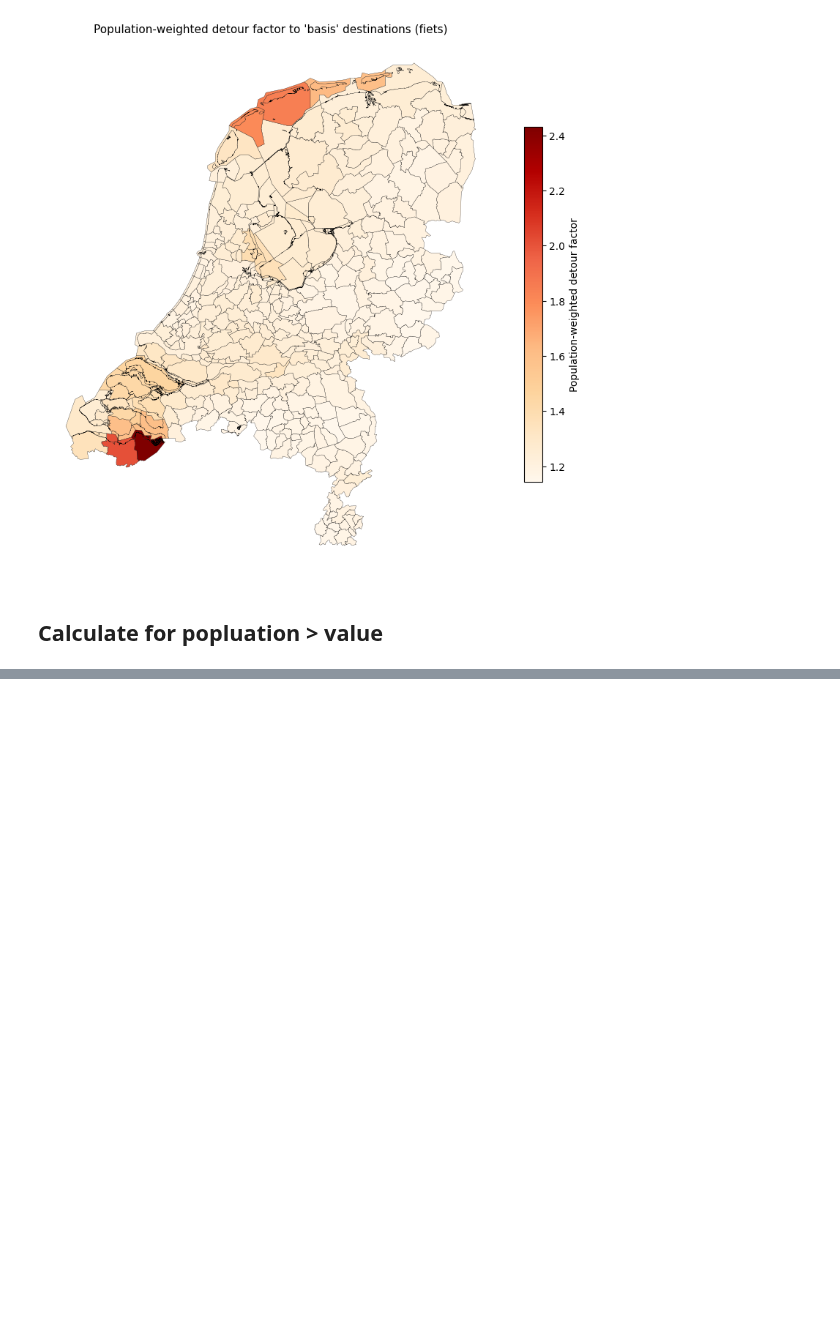
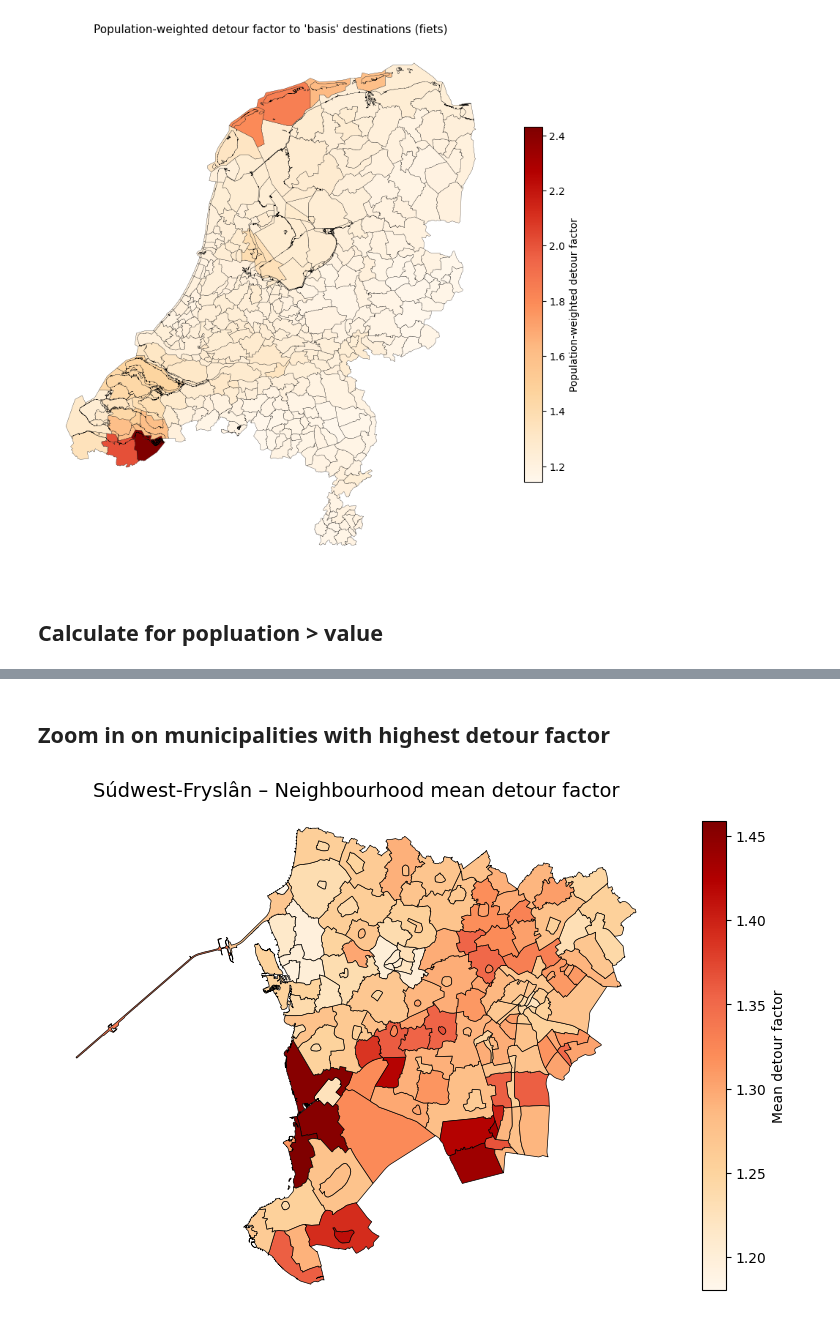
Before and after one commit to FabianScott/Design-of-AI-driven-business-operation, a Jupyter notebook: Topic1/top_detour.ipynb, the cells around one changed output, grey strips where cells are left out. Drawn from its saved outputs; the diff is of its cells as text; code cells hidden in the pictures; blank space fills up the shorter version.

```diff
--- a/Topic1/top_detour.ipynb
+++ b/Topic1/top_detour.ipynb
@@ -235,0 +269,43 @@ Saved CSV → detour_result.csv
+# %% [markdown]
+ ## Zoom in on municipalities with highest detour factor
+# %%
+# --- Step 1: Filter to the right city
+TARGET_MUN = "Súdwest-Fryslân"  #
+buurtcodes_terneuzen = gdf_neigh[gdf_neigh["gemeentenaam"].str.title() == TARGET_MUN]["buurtcode"].unique()
+trips_terneuzen = trips[trips["bu_code"].isin(buurtcodes_terneuzen)].copy()
+demo_terneuzen = demo[demo["gwb_code"].isin(buurtcodes_terneuzen)].copy()
+
+# --- Step 2: Compute detour for these buurten
+neigh_detour = (
+    trips_terneuzen.merge(
+        demo_terneuzen[["gwb_code", "a_inw"]],
+        left_on="bu_code", right_on="gwb_code",
+        how="left")
+    .groupby("gwb_code", as_index=False)
+    .agg(mean_detour=("omrijdfactor", "mean"),
+         population=("a_inw", "first"))
+)
+
+# --- Step 3: Rename and merge as before
+neigh_detour_renamed = neigh_detour.rename(columns={'gwb_code': 'buurtcode'})
+gdf_mun = gdf_neigh[gdf_neigh["gemeentenaam"].str.title() == TARGET_MUN].copy()
+gdf_mun = gdf_mun.merge(neigh_detour_renamed, on="buurtcode", how="left")
+
+# --- Step 4: Plot
+fig, ax = plt.subplots(figsize=(8, 7))
+gdf_mun.plot(
+    column="mean_detour",
+    cmap="OrRd",
+    legend=True,
+    legend_kwds={"label": "Mean detour factor", "shrink": 0.7},
+    edgecolor="black",
+    linewidth=0.5,
+    ax=ax
+)
+ax.set_title(f"{TARGET_MUN} – Neighbourhood mean detour factor", fontsize=14)
+ax.axis("off")
+plt.tight_layout()
+plt.savefig(f"Results/detour_map_{TARGET_MUN}.png", dpi=300, bbox_inches="tight")
+plt.show()
+# %% [output]
+[figure, added]
```
Also changed, not shown: parts of 4 cells of this notebook.
